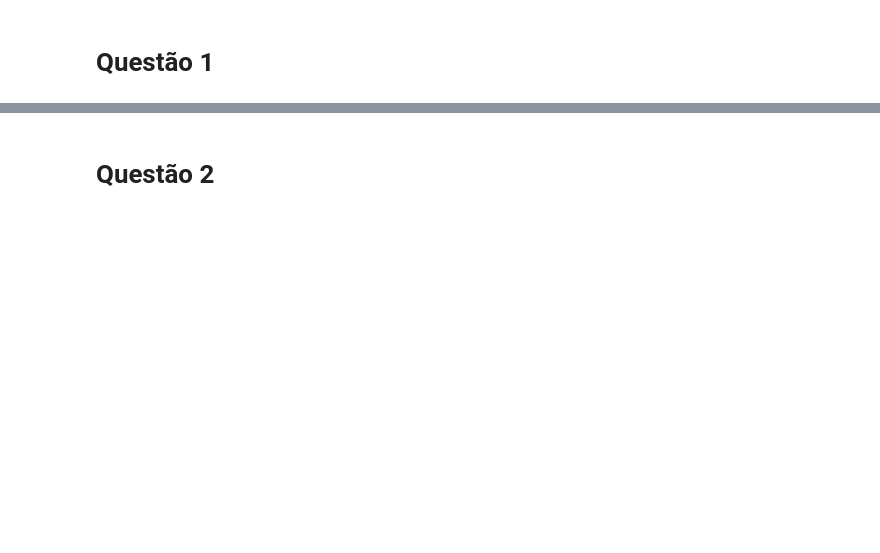
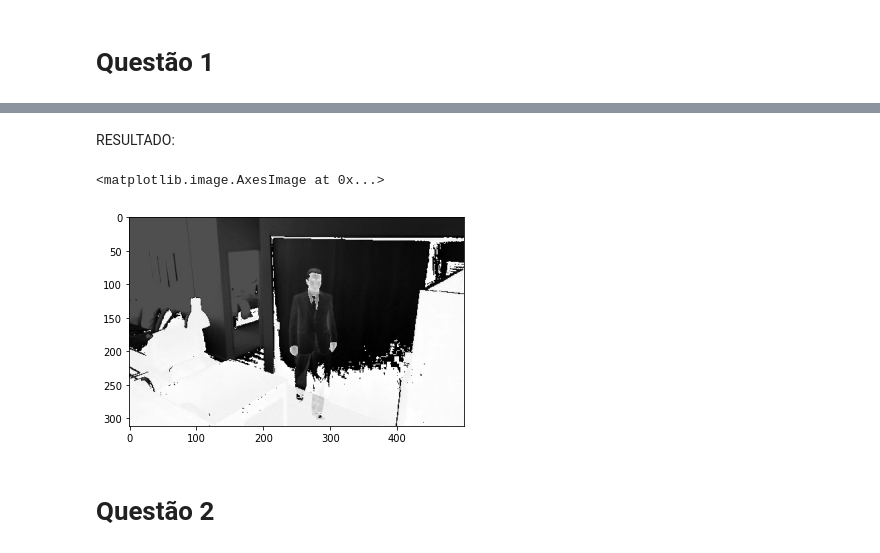
Before and after one commit to jhonnye0/ECOM100_Listas, a Jupyter notebook: VisaoComp_Lista1.ipynb, the cells around one changed output, grey strips where cells are left out. Cells and saved outputs as stored; diff of their text form; code cells hidden in the pictures; blank space fills up the shorter version.

```diff
--- a/VisaoComp_Lista1.ipynb
+++ b/VisaoComp_Lista1.ipynb
@@ -10,2 +100,9 @@ from matplotlib import pyplot
+# %% [markdown]
+RESULTADO:
+# %%
+pyplot.imshow(result, 'gray')
+# %% [output]
+<matplotlib.image.AxesImage at 0x...>
+[figure, added]
 # %% [markdown]
 # Questão 2
```
Also changed, not shown: parts of 58 cells of this notebook.
